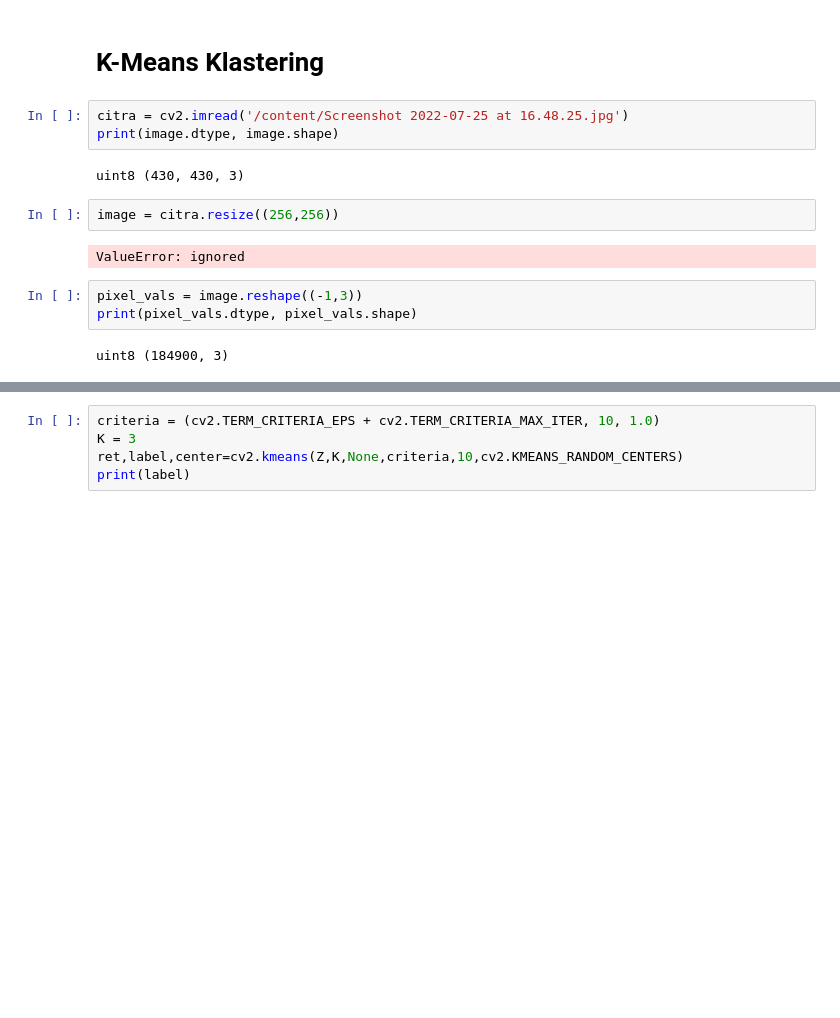
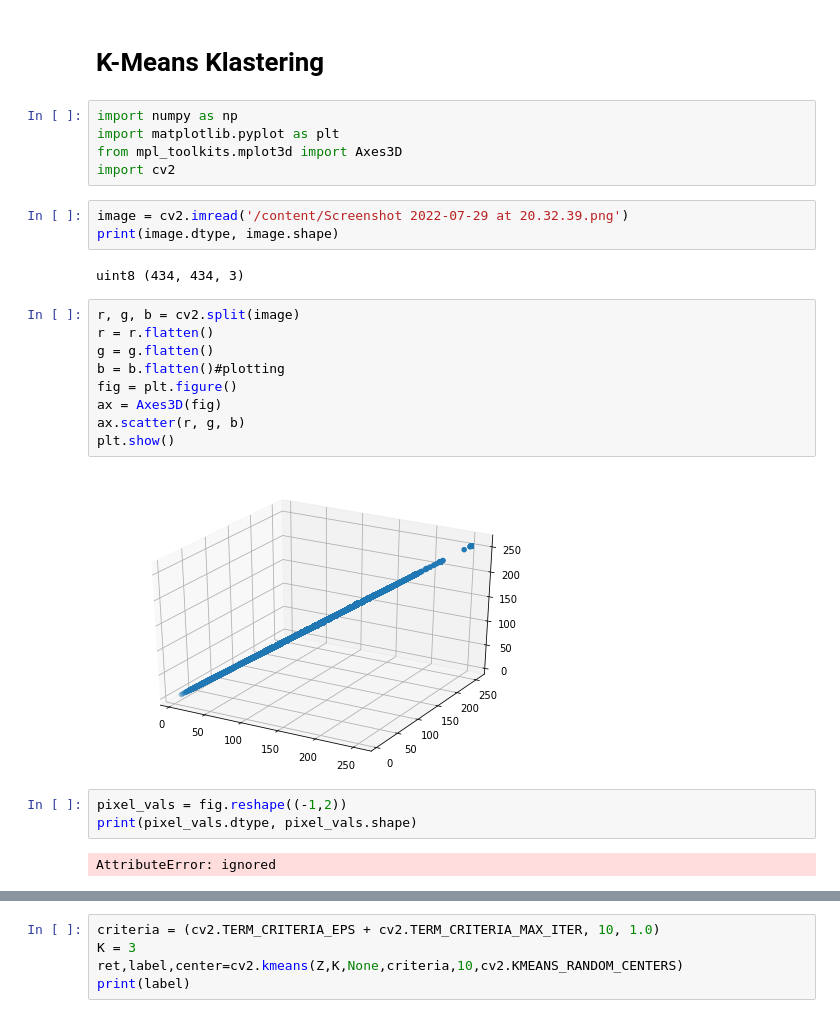
Before and after one commit to trifarameliniaa/SKRIPSI, a Jupyter notebook: file skripsinya fara.ipynb, the cells around one changed output, grey strips where cells are left out. Drawn from its saved outputs; the diff is of its cells as text; blank space fills up the shorter version.

```diff
--- a/file skripsinya fara.ipynb
+++ b/file skripsinya fara.ipynb
@@ -181,20 +186,32 @@ sigf(6,1,5,6)
 1.0
 # %% [markdown]
 # K-Means Klastering
+# %%
+import numpy as np
+import matplotlib.pyplot as plt
+from mpl_toolkits.mplot3d import Axes3D
+import cv2
 # %%
-citra = cv2.imread('/content/Screenshot 2022-07-25 at 16.48.25.jpg')
+image = cv2.imread('/content/Screenshot 2022-07-29 at 20.32.39.png')
 print(image.dtype, image.shape)
 # %% [output]
-uint8 (430, 430, 3)
+uint8 (434, 434, 3)
-# %%
-image = citra.resize((256,256))
-# %% [output]
-ValueError: ignored
+# %%
+r, g, b = cv2.split(image)
+r = r.flatten()
+g = g.flatten()
+b = b.flatten()#plotting
+fig = plt.figure()
+ax = Axes3D(fig)
+ax.scatter(r, g, b)
+plt.show()
+# %% [output]
+[figure, added]
 # %%
-pixel_vals = image.reshape((-1,3))
+pixel_vals = fig.reshape((-1,2))
 print(pixel_vals.dtype, pixel_vals.shape)
 # %% [output]
-uint8 (184900, 3)
+AttributeError: ignored
 # %%
 Z = np.float32(pixel_vals)
 print(Z.dtype, Z.shape)
```
Also changed, not shown: parts of 8 cells of this notebook.
